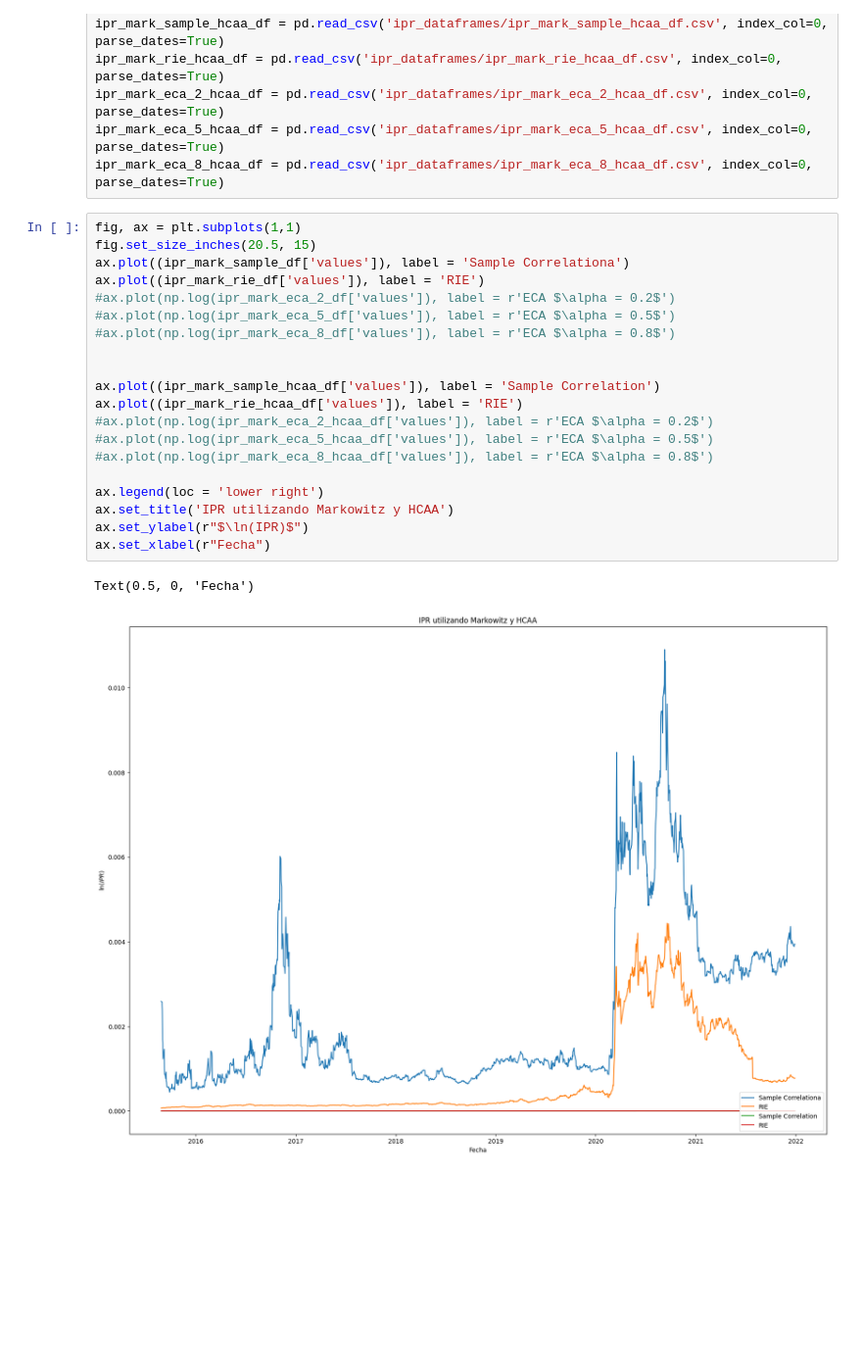
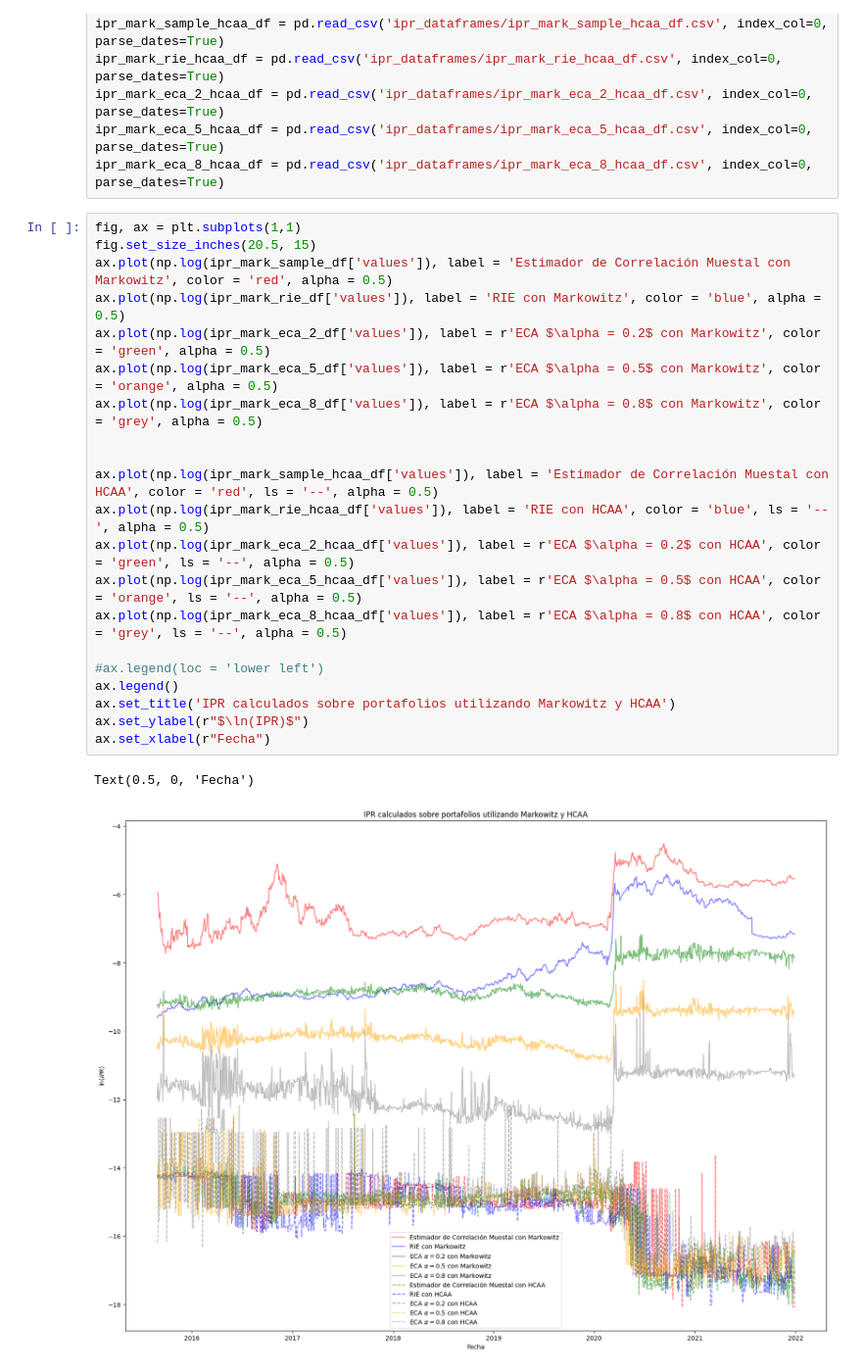
Before and after one commit to jduarte00/tesis, a Jupyter notebook: ventanas_moviles.ipynb, the cells around one changed output. Shown at 98% size. Saved outputs shown, nothing was run; the diff lists cells and outputs as text; blank space fills up the shorter version.

Commit message:
make final graph

```diff
--- a/ventanas_moviles.ipynb
+++ b/ventanas_moviles.ipynb
@@ -277,23 +277,24 @@ ipr_mark_eca_8_hcaa_df = pd.read_csv('ipr_dataframes/ipr_mark_eca_8_hcaa_df.csv'
 # %%
 fig, ax = plt.subplots(1,1)
 fig.set_size_inches(20.5, 15)
-ax.plot((ipr_mark_sample_df['values']), label = 'Sample Correlationa')
-ax.plot((ipr_mark_rie_df['values']), label = 'RIE')
-#ax.plot(np.log(ipr_mark_eca_2_df['values']), label = r'ECA $\alpha = 0.2$')
-#ax.plot(np.log(ipr_mark_eca_5_df['values']), label = r'ECA $\alpha = 0.5$')
-#ax.plot(np.log(ipr_mark_eca_8_df['values']), label = r'ECA $\alpha = 0.8$')
+ax.plot(np.log(ipr_mark_sample_df['values']), label = 'Estimador de Correlación Muestal con Markowitz', color = 'red', alpha = 0.5)
+ax.plot(np.log(ipr_mark_rie_df['values']), label = 'RIE con Markowitz', color = 'blue', alpha = 0.5)
+ax.plot(np.log(ipr_mark_eca_2_df['values']), label = r'ECA $\alpha = 0.2$ con Markowitz', color = 'green', alpha = 0.5)
+ax.plot(np.log(ipr_mark_eca_5_df['values']), label = r'ECA $\alpha = 0.5$ con Markowitz', color = 'orange', alpha = 0.5)
+ax.plot(np.log(ipr_mark_eca_8_df['values']), label = r'ECA $\alpha = 0.8$ con Markowitz', color = 'grey', alpha = 0.5)
 
 
-ax.plot((ipr_mark_sample_hcaa_df['values']), label = 'Sample Correlation')
-ax.plot((ipr_mark_rie_hcaa_df['values']), label = 'RIE')
-#ax.plot(np.log(ipr_mark_eca_2_hcaa_df['values']), label = r'ECA $\alpha = 0.2$')
-#ax.plot(np.log(ipr_mark_eca_5_hcaa_df['values']), label = r'ECA $\alpha = 0.5$')
-#ax.plot(np.log(ipr_mark_eca_8_hcaa_df['values']), label = r'ECA $\alpha = 0.8$')
+ax.plot(np.log(ipr_mark_sample_hcaa_df['values']), label = 'Estimador de Correlación Muestal con HCAA', color = 'red', ls = '--', alpha = 0.5)
+ax.plot(np.log(ipr_mark_rie_hcaa_df['values']), label = 'RIE con HCAA', color = 'blue', ls = '--', alpha = 0.5)
+ax.plot(np.log(ipr_mark_eca_2_hcaa_df['values']), label = r'ECA $\alpha = 0.2$ con HCAA', color = 'green', ls = '--', alpha = 0.5)
+ax.plot(np.log(ipr_mark_eca_5_hcaa_df['values']), label = r'ECA $\alpha = 0.5$ con HCAA', color = 'orange', ls = '--', alpha = 0.5)
+ax.plot(np.log(ipr_mark_eca_8_hcaa_df['values']), label = r'ECA $\alpha = 0.8$ con HCAA', color = 'grey', ls = '--', alpha = 0.5)
 
-ax.legend(loc = 'lower right')
-ax.set_title('IPR utilizando Markowitz y HCAA')
+#ax.legend(loc = 'lower left')
+ax.legend()
+ax.set_title('IPR calculados sobre portafolios utilizando Markowitz y HCAA')
 ax.set_ylabel(r"$\ln(IPR)$")
 ax.set_xlabel(r"Fecha")
 # %% [output]
 Text(0.5, 0, 'Fecha')
-[figure, old version]
+[figure, new version]
```
